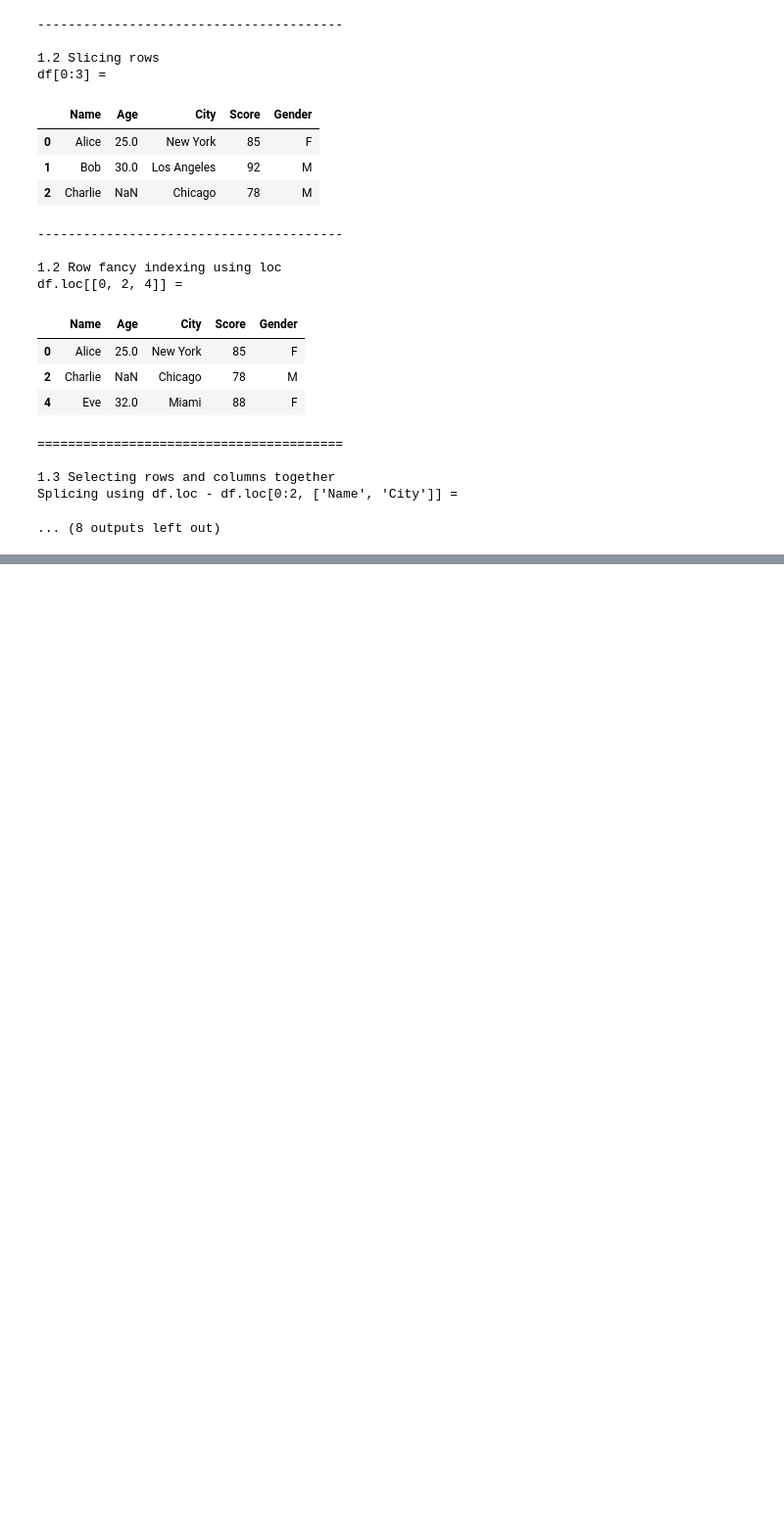
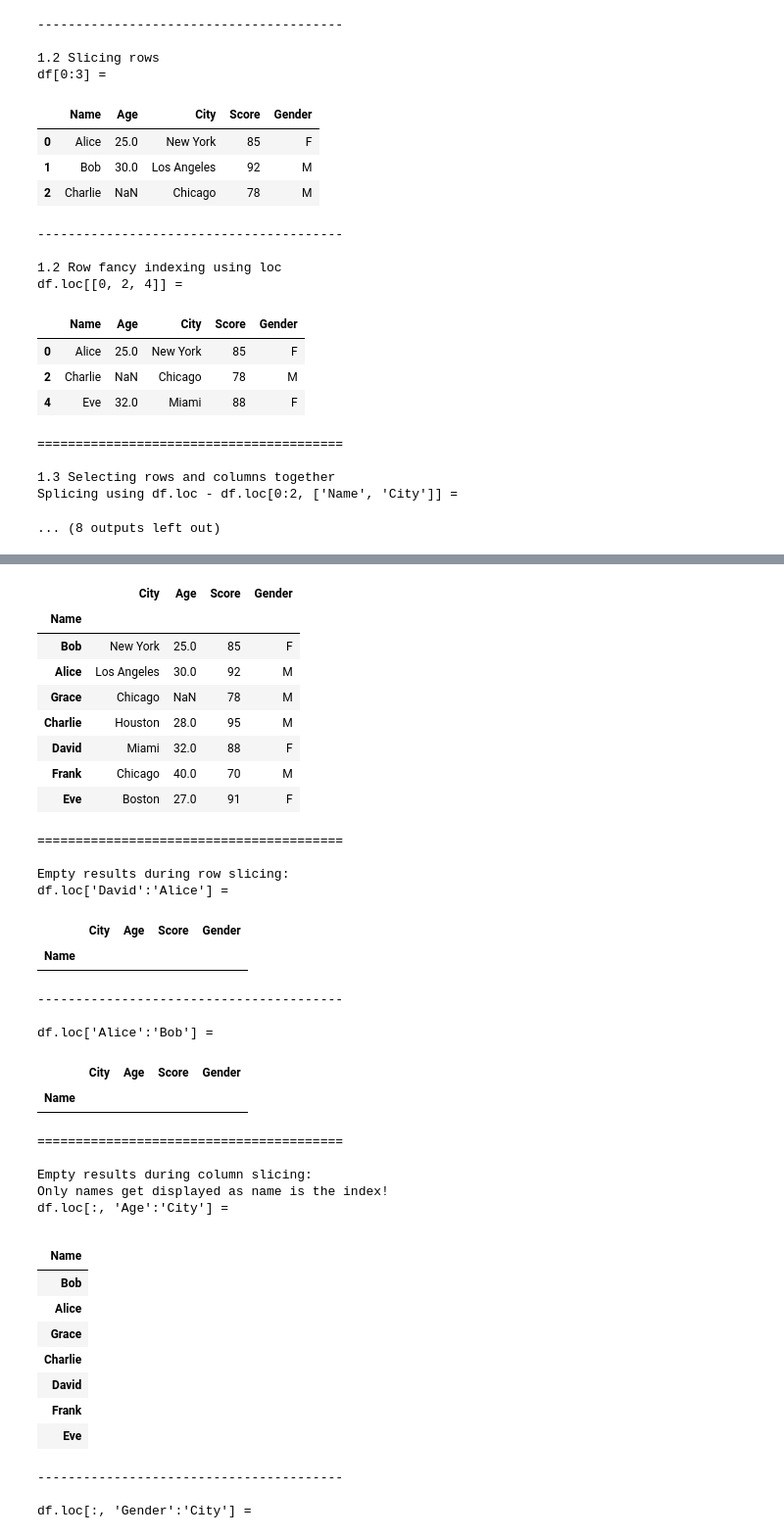
Before and after one commit to venkatbabukr/AllProjects, a Jupyter notebook: Scaler/Modules/Pandas_Buzz_Terms,_Nuances.ipynb, the cells around one changed output, grey strips where cells are left out. Shown at 98% size. Saved outputs shown, nothing was run; the diff lists cells and outputs as text; code cells hidden in the pictures; blank space fills up the shorter version.

Commit message:
Pandas Buzz Terms & Nuances: Updated all notes upto using MultiIndexing!

```diff
--- a/Scaler/Modules/Pandas_Buzz_Terms,_Nuances.ipynb
+++ b/Scaler/Modules/Pandas_Buzz_Terms,_Nuances.ipynb
@@ -737,0 +793,72 @@ dtype: object
+# %%
+import pandas as pd
+import numpy as np
+
+# See all examples below that result in empty results to get understanding on how slicing works!
+
+data = {
+    'Name': ['Bob', 'Alice', 'Grace', 'Charlie', 'David', 'Frank', 'Eve'],
+    'City': ['New York', 'Los Angeles', 'Chicago', 'Houston', 'Miami', 'Chicago', 'Boston'],
+    'Age': [25, 30, np.nan, 28, 32, 40, 27],
+    'Score': [85, 92, 78, 95, 88, 70, 91],
+    'Gender': ['F', 'M', 'M', 'M', 'F', 'M', 'F']
+}
+df = pd.DataFrame(data)
+df.set_index('Name', inplace=True)
+display(df)
+print("\n" + "="*40 + "\n")
+
+print("Empty results during row slicing:")
+print("df.loc['David':'Alice'] =")
+display(df.loc['David':'Alice'])
+print("\n" + "-"*40 + "\n")
+print("df.loc['Alice':'Bob'] =")
+display(df.loc['Alice':'Bob'])
+print("\n" + "="*40 + "\n")
+
+print("Empty results during column slicing:")
+print("Only names get displayed as name is the index!")
+print("df.loc[:, 'Age':'City'] =")
+display(df.loc[:, 'Age':'City'])
+print("\n" + "-"*40 + "\n")
+print("df.loc[:, 'Gender':'City'] =")
+display(df.loc[:, 'Gender':'City'])
+# print("\n" + "="*40 + "\n")
+# %% [output]
+|  | City | Age | Score | Gender |
+| Name |  |  |  |  |
+| Bob | New York | 25.0 | 85 | F |
+| Alice | Los Angeles | 30.0 | 92 | M |
+| Grace | Chicago | NaN | 78 | M |
+| Charlie | Houston | 28.0 | 95 | M |
+| David | Miami | 32.0 | 88 | F |
+| Frank | Chicago | 40.0 | 70 | M |
+| Eve | Boston | 27.0 | 91 | F |
+========================================
+
+Empty results during row slicing:
+df.loc['David':'Alice'] =
+|  | City | Age | Score | Gender |
+| Name |  |  |  |  |
+----------------------------------------
+
+df.loc['Alice':'Bob'] =
+|  | City | Age | Score | Gender |
+| Name |  |  |  |  |
+========================================
+
+Empty results during column slicing:
+Only names get displayed as name is the index!
+df.loc[:, 'Age':'City'] =
+|  |
+| Name |
+| Bob |
+| Alice |
+| Grace |
+| Charlie |
+| David |
+| Frank |
+| Eve |
+----------------------------------------
+
+df.loc[:, 'Gender':'City'] =
```
Also changed, not shown: parts of 19 cells of this notebook.
